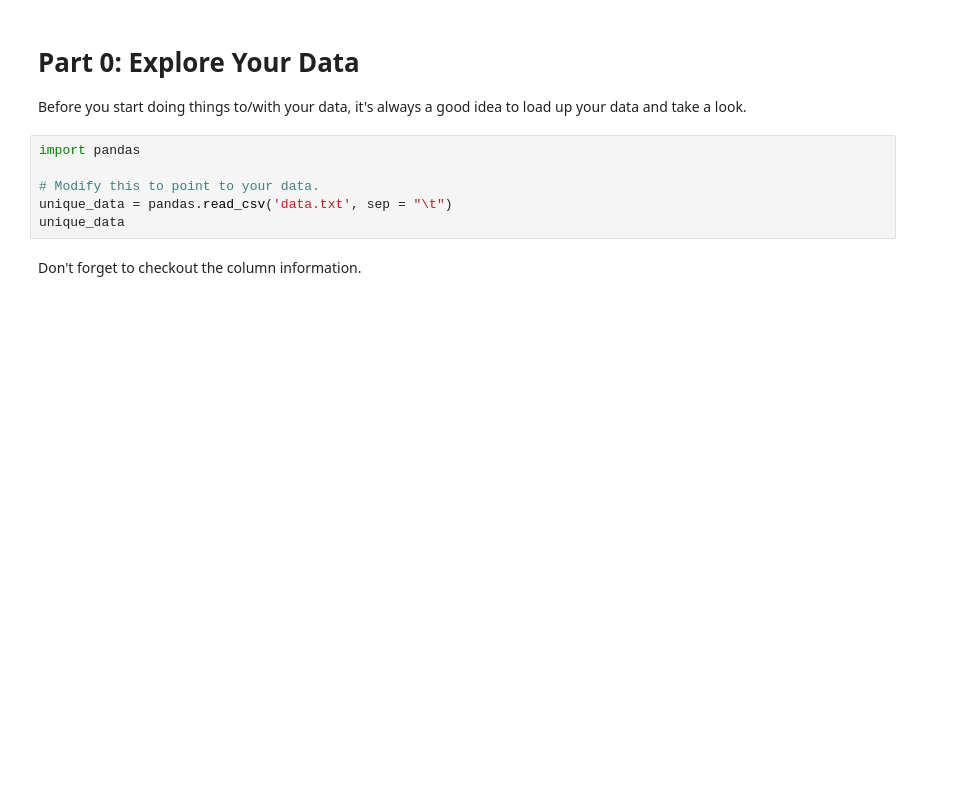
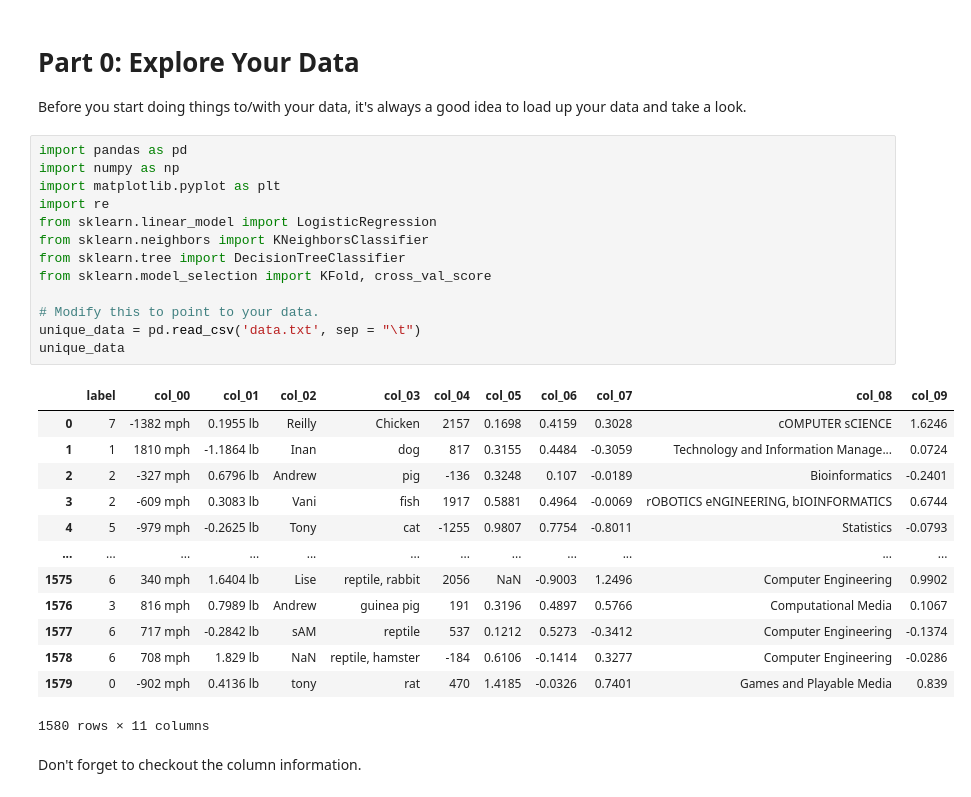
Before and after one commit to HeisenbergKnocks/Insight-Engine, a Jupyter notebook: assignment.ipynb, the cells around one changed output. Drawn from its saved outputs; the diff is of its cells as text; blank space fills up the shorter version.

```diff
--- a/assignment.ipynb
+++ b/assignment.ipynb
@@ -45,11 +45,32 @@ Working in industry is not always glamorous.
 
 Before you start doing things to/with your data, it's always a good idea to load up your data and take a look.
 # %%
-import pandas
+import pandas as pd
+import numpy as np
+import matplotlib.pyplot as plt
+import re
+from sklearn.linear_model import LogisticRegression
+from sklearn.neighbors import KNeighborsClassifier
+from sklearn.tree import DecisionTreeClassifier
+from sklearn.model_selection import KFold, cross_val_score
 
 # Modify this to point to your data.
-unique_data = pandas.read_csv('data.txt', sep = "\t")
+unique_data = pd.read_csv('data.txt', sep = "\t")
 unique_data
+# %% [output]
+|  | label | col_00 | col_01 | col_02 | col_03 | col_04 | col_05 | col_06 | col_07 | col_08 | col_09 |
+| 0 | 7 | -1382 mph | 0.1955 lb | Reilly | Chicken | 2157 | 0.1698 | 0.4159 | 0.3028 | cOMPUTER sCIENCE | 1.6246 |
+| 1 | 1 | 1810 mph | -1.1864 lb | Inan | dog | 817 | 0.3155 | 0.4484 | -0.3059 | Technology and Information Manage... | 0.0724 |
+| 2 | 2 | -327 mph | 0.6796 lb | Andrew | pig | -136 | 0.3248 | 0.107 | -0.0189 | Bioinformatics | -0.2401 |
+| 3 | 2 | -609 mph | 0.3083 lb | Vani | fish | 1917 | 0.5881 | 0.4964 | -0.0069 | rOBOTICS eNGINEERING, bIOINFORMATICS | 0.6744 |
+| 4 | 5 | -979 mph | -0.2625 lb | Tony | cat | -1255 | 0.9807 | 0.7754 | -0.8011 | Statistics | -0.0793 |
+| ... | ... | ... | ... | ... | ... | ... | ... | ... | ... | ... | ... |
+| 1575 | 6 | 340 mph | 1.6404 lb | Lise | reptile, rabbit | 2056 | NaN | -0.9003 | 1.2496 | Computer Engineering | 0.9902 |
+| 1576 | 3 | 816 mph | 0.7989 lb | Andrew | guinea pig | 191 | 0.3196 | 0.4897 | 0.5766 | Computational Media | 0.1067 |
+| 1577 | 6 | 717 mph | -0.2842 lb | sAM | reptile | 537 | 0.1212 | 0.5273 | -0.3412 | Computer Engineering | -0.1374 |
+| 1578 | 6 | 708 mph | 1.829 lb | NaN | reptile, hamster | -184 | 0.6106 | -0.1414 | 0.3277 | Computer Engineering | -0.0286 |
+| 1579 | 0 | -902 mph | 0.4136 lb | tony | rat | 470 | 1.4185 | -0.0326 | 0.7401 | Games and Playable Media | 0.839 |
+1580 rows × 11 columns
 # %% [markdown]
 Don't forget to checkout the column information.
 # %%
```
Also changed, not shown: parts of 9 cells of this notebook.
